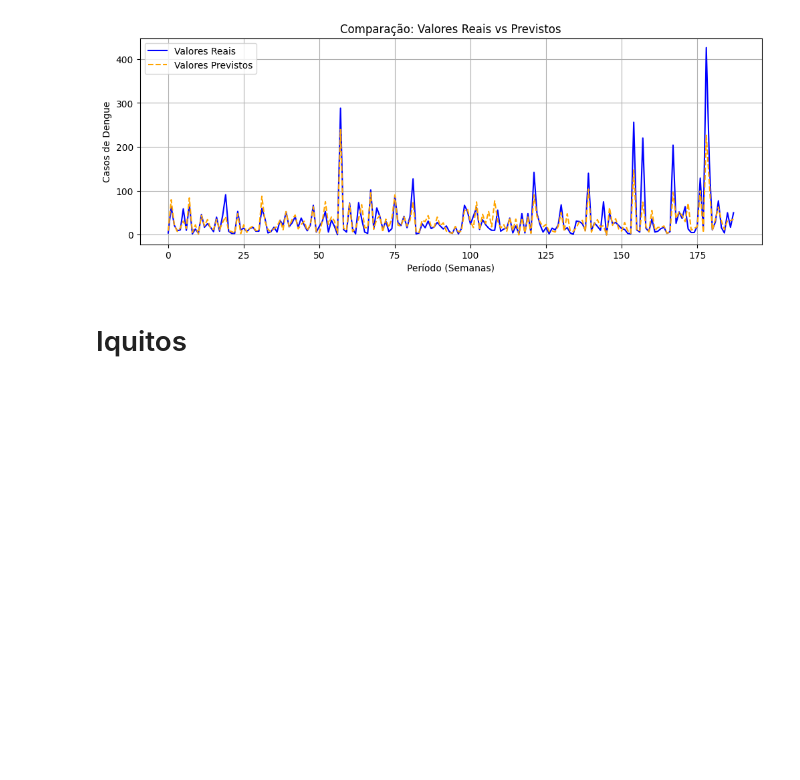
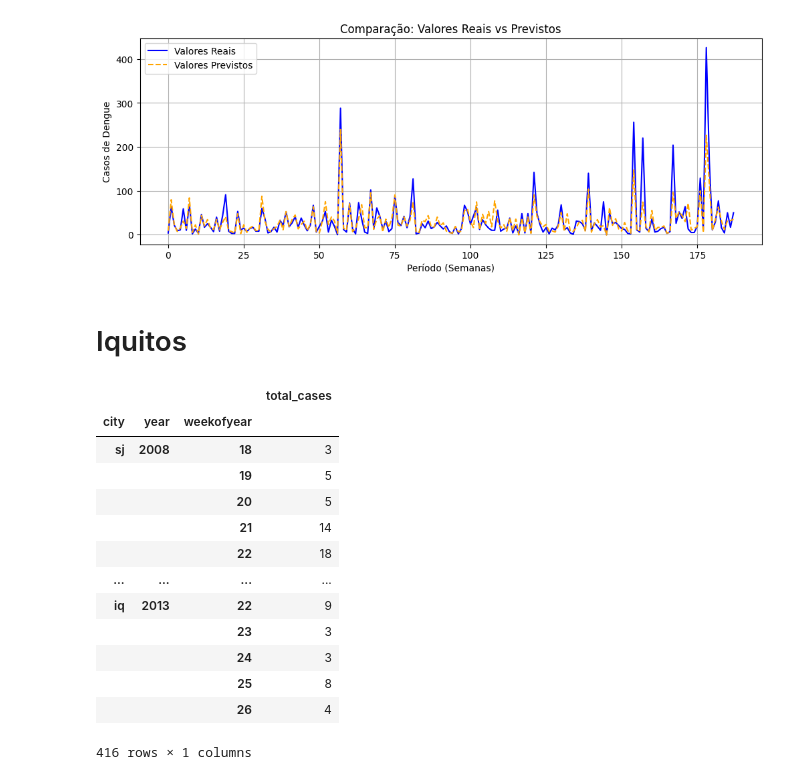
Before and after one commit to zibia-cunha/DengAI_Predicting_MachineLearnII, a Jupyter notebook: dengAI_project.ipynb, the cells around one changed output. Drawn from its saved outputs; the diff is of its cells as text; code cells hidden in the pictures; blank space fills up the shorter version.

Commit message:
previsoes

```diff
--- a/dengAI_project.ipynb
+++ b/dengAI_project.ipynb
@@ -774,7 +774,7 @@ plt.show()
 [figure]
 # %%
 # Previsão no conjunto de teste
-y_pred_sj = xgb_model.predict(X_test_sj)
+y_pred_sj = xgb_model.predict(X_test_sj).astype(int)
 # %% [markdown]
 # Iquitos
 # %%
@@ -795,11 +795,26 @@ xgb_model_iq.fit(X_train_iq, y_train_iq)
 
 xgb_preds_iq = xgb_model_sj.predict(X_val_iq)
 # %%
-y_pred_iq = xgb_model.predict(X_test_iq)
+y_pred_iq = xgb_model.predict(X_test_iq).astype(int)
 # %%
 
 submission = pd.read_csv("dados/DengAI_Predicting_Disease_Spread_-_Submission_Format.csv",
                          index_col=[0, 1, 2])
 
 submission.total_cases = np.concatenate([y_pred_sj, y_pred_iq])
-submission.to_csv("dados/previsoes.csv")
+submission
+# %% [output]
+|  |  |  | total_cases |
+| city | year | weekofyear |  |
+| sj | 2008 | 18 | 3 |
+|  |  | 19 | 5 |
+|  |  | 20 | 5 |
+|  |  | 21 | 14 |
+|  |  | 22 | 18 |
+| ... | ... | ... | ... |
+| iq | 2013 | 22 | 9 |
+|  |  | 23 | 3 |
+|  |  | 24 | 3 |
+|  |  | 25 | 8 |
+|  |  | 26 | 4 |
+416 rows × 1 columns
```
Also changed, not shown: parts of 1 cell of this notebook, 1 other file.
